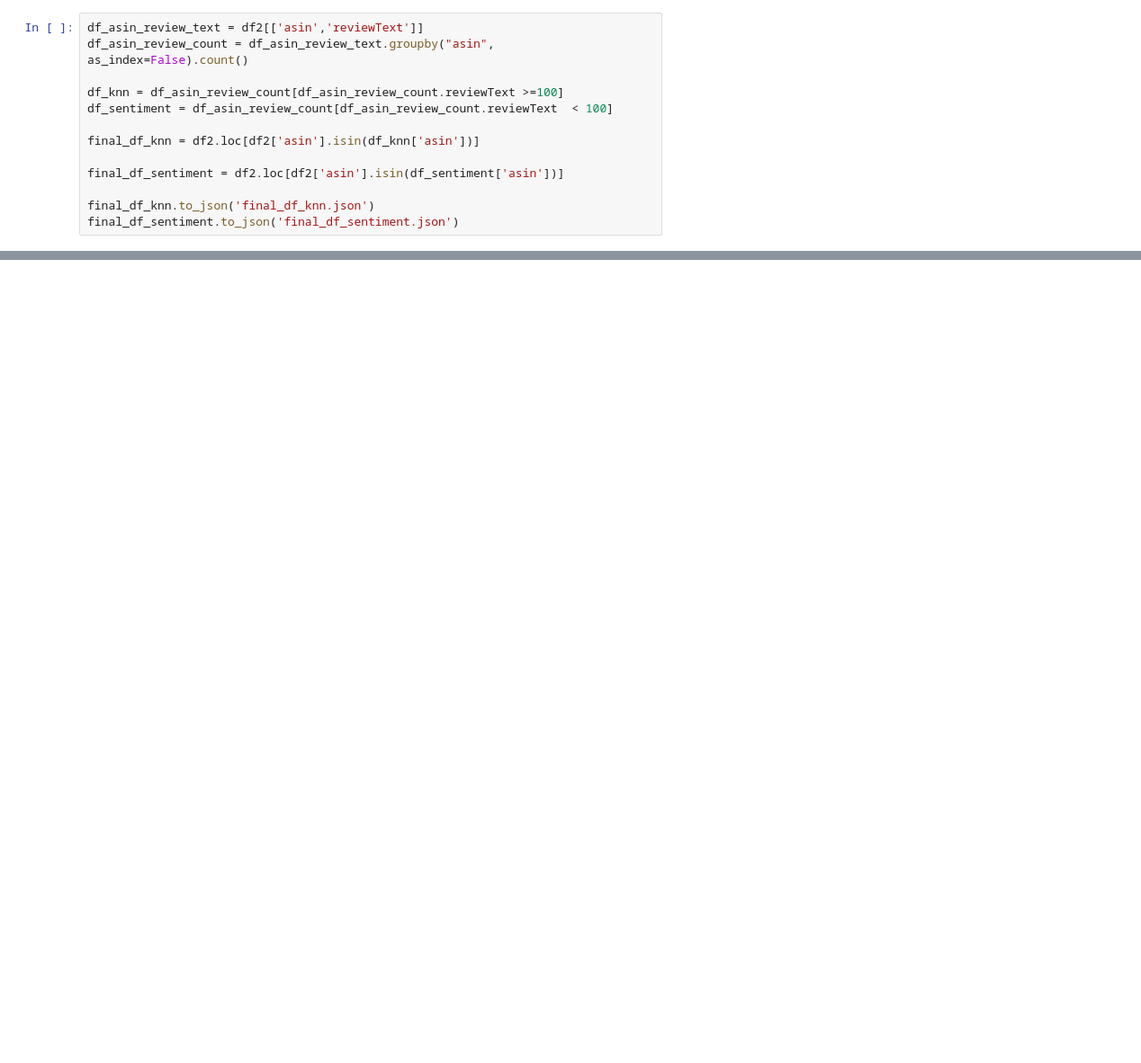
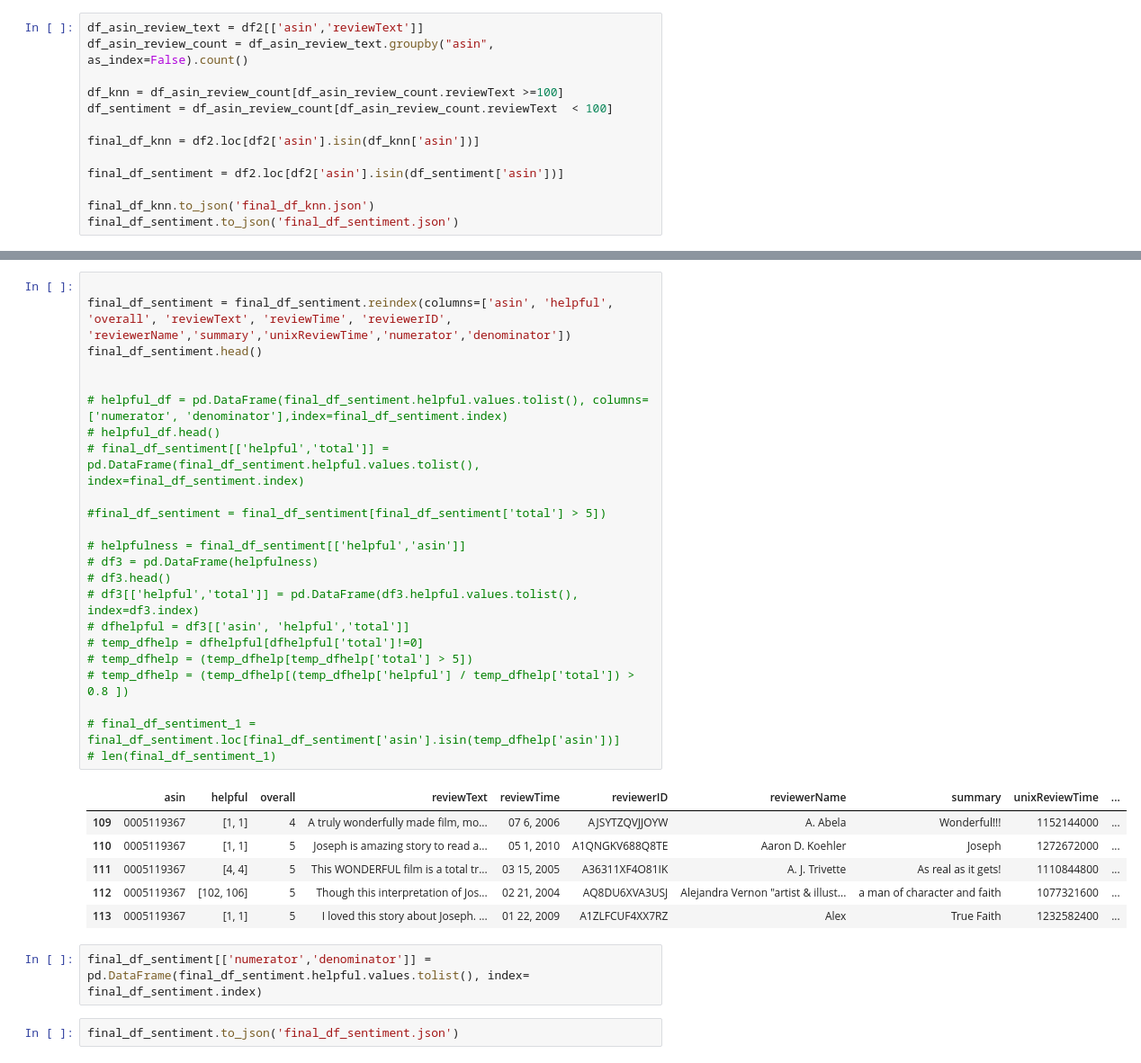
Before and after one commit to Bala000/product-recommend, a Jupyter notebook: pre_processor.ipynb, the cells around one changed output, grey strips where cells are left out. Shown at 90% size. Drawn from its saved outputs; the diff is of its cells as text; blank space fills up the shorter version.

```diff
--- a/pre_processor.ipynb
+++ b/pre_processor.ipynb
@@ -41,0 +61,34 @@ len(df2)
+# %%
+
+final_df_sentiment = final_df_sentiment.reindex(columns=['asin', 'helpful', 'overall', 'reviewText', 'reviewTime', 'reviewerID', 'reviewerName','summary','unixReviewTime','numerator','denominator'])
+final_df_sentiment.head()
+
+
+# helpful_df = pd.DataFrame(final_df_sentiment.helpful.values.tolist(), columns=['numerator', 'denominator'],index=final_df_sentiment.index)
+# helpful_df.head()
+# final_df_sentiment[['helpful','total']] = pd.DataFrame(final_df_sentiment.helpful.values.tolist(), index=final_df_sentiment.index)
+
+#final_df_sentiment = final_df_sentiment[final_df_sentiment['total'] > 5])
+
+# helpfulness = final_df_sentiment[['helpful','asin']]
+# df3 = pd.DataFrame(helpfulness)
+# df3.head()
+# df3[['helpful','total']] = pd.DataFrame(df3.helpful.values.tolist(), index=df3.index)
+# dfhelpful = df3[['asin', 'helpful','total']]
+# temp_dfhelp = dfhelpful[dfhelpful['total']!=0]
+# temp_dfhelp = (temp_dfhelp[temp_dfhelp['total'] > 5])
+# temp_dfhelp = (temp_dfhelp[(temp_dfhelp['helpful'] / temp_dfhelp['total']) > 0.8 ])
+
+# final_df_sentiment_1 = final_df_sentiment.loc[final_df_sentiment['asin'].isin(temp_dfhelp['asin'])]
+# len(final_df_sentiment_1)
+# %% [output]
+|  | asin | helpful | overall | reviewText | reviewTime | reviewerID | reviewerName | summary | unixReviewTime | ... |
+| 109 | 0005119367 | [1, 1] | 4 | A truly wonderfully made film, mo... | 07 6, 2006 | AJSYTZQVJJOYW | A. Abela | Wonderful!!! | 1152144000 | ... |
+| 110 | 0005119367 | [1, 1] | 5 | Joseph is amazing story to read a... | 05 1, 2010 | A1QNGKV688Q8TE | Aaron D. Koehler | Joseph | 1272672000 | ... |
+| 111 | 0005119367 | [4, 4] | 5 | This WONDERFUL film is a total tr... | 03 15, 2005 | A36311XF4O81IK | A. J. Trivette | As real as it gets! | 1110844800 | ... |
+| 112 | 0005119367 | [102, 106] | 5 | Though this interpretation of Jos... | 02 21, 2004 | AQ8DU6XVA3USJ | Alejandra Vernon "artist & illust... | a man of character and faith | 1077321600 | ... |
+| 113 | 0005119367 | [1, 1] | 5 | I loved this story about Joseph. ... | 01 22, 2009 | A1ZLFCUF4XX7RZ | Alex | True Faith | 1232582400 | ... |
+# %%
+final_df_sentiment[['numerator','denominator']] = pd.DataFrame(final_df_sentiment.helpful.values.tolist(), index= final_df_sentiment.index)
+# %%
+final_df_sentiment.to_json('final_df_sentiment.json')
```
Also changed, not shown: parts of 34 cells of this notebook.
